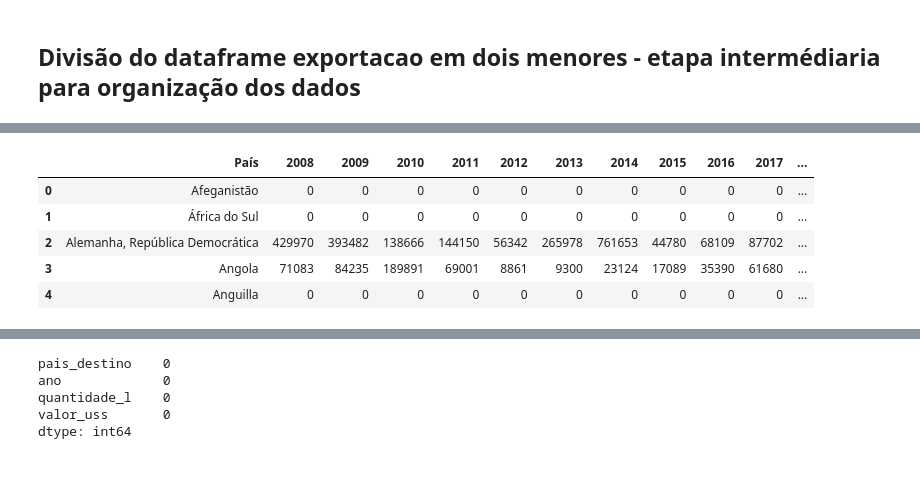
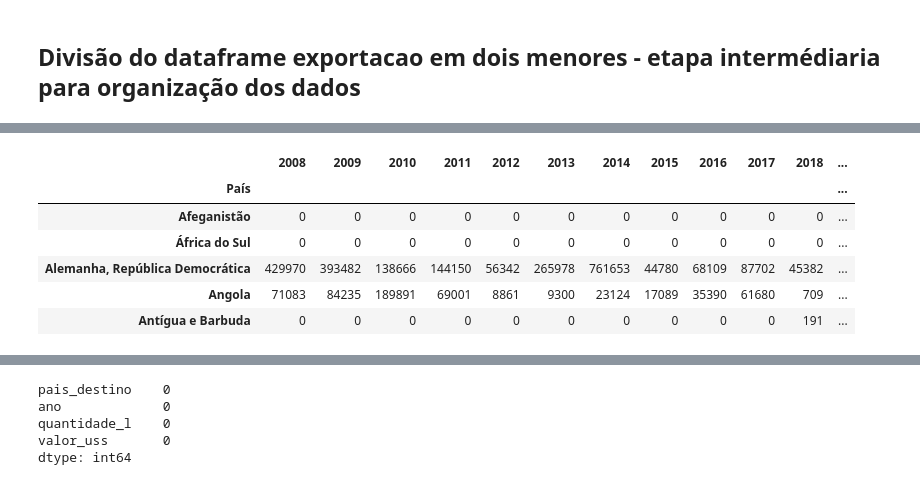
Before and after one commit to arianesannt/notebooks, a Jupyter notebook: atividadeFIAP.ipynb, the cells around one changed output, grey strips where cells are left out. Saved outputs shown, nothing was run; the diff lists cells and outputs as text; code cells hidden in the pictures.

```diff
--- a/atividadeFIAP.ipynb
+++ b/atividadeFIAP.ipynb
@@ -91,3 +82,11 @@ exportacao.head()
 | 3 | Angola | 25721 | 71083 | 54786 | 84235 | 33557 | 189891 | 13889 | 69001 | 2833 | ... | ... |
 | 4 | Anguilla | 0 | 0 | 0 | 0 | 0 | 0 | 0 | 0 | 0 | ... | ... |
 5 rows × 31 columns
+# %%
+exportacao = exportacao.set_index('País')
+# %%
+paises_comex_zero = exportacao.T.sum()
+paises_comex_zero = paises_comex_zero.loc[paises_comex_zero == 0]
+paises_comex_zero = paises_comex_zero.index
+exportacaoT = exportacao.T.drop(paises_comex_zero, axis=1)
+exportacao = exportacaoT.T
@@ -122,5 +167,6 @@ quantidade_kg.head()
 # criando dataframe só com dados de valores em U$$
 
 valor_uss = exportacao[valoruss]
+valor_uss2 = exportacao[valoruss]
 valor_uss.head()
 # %% [output]
@@ -134,9 +181,6 @@ valor_uss.head()
 # retirando o '.1' do valor da coluna para que futuramente eu consiga juntar as tabelas
 # passo 1: organizar os nomes das colunas em uma lista retirando as 2 últimas strings
 
-colunas = valor_uss.columns[1:].str[:-2]
-
-# inserindo na lista de coluna o item 'País' que foi retirado acima
-colunas = colunas.insert(0, 'País')
+colunas = valor_uss.columns.str[:-2]
 colunas
 # %% [output]
@@ -146,12 +190,14 @@ Index(['País', '2008', '2009', '2010', '2011', '2012', '2013', '2014', '2015',
 # %%
 # passo 2: atualizar o nome das colunas do dataframe com a lista de nomes atualizadas ('colunas')
 
+valor_uss2.columns = colunas
 valor_uss.columns = colunas
 valor_uss.head()
 # %% [output]
-|  | País | 2008 | 2009 | 2010 | 2011 | 2012 | 2013 | 2014 | 2015 | 2016 | 2017 | ... |
-| 0 | Afeganistão | 0 | 0 | 0 | 0 | 0 | 0 | 0 | 0 | 0 | 0 | ... |
-| 1 | África do Sul | 0 | 0 | 0 | 0 | 0 | 0 | 0 | 0 | 0 | 0 | ... |
-| 2 | Alemanha, República Democrática | 429970 | 393482 | 138666 | 144150 | 56342 | 265978 | 761653 | 44780 | 68109 | 87702 | ... |
-| 3 | Angola | 71083 | 84235 | 189891 | 69001 | 8861 | 9300 | 23124 | 17089 | 35390 | 61680 | ... |
-| 4 | Anguilla | 0 | 0 | 0 | 0 | 0 | 0 | 0 | 0 | 0 | 0 | ... |
+|  | 2008 | 2009 | 2010 | 2011 | 2012 | 2013 | 2014 | 2015 | 2016 | 2017 | 2018 | ... |
+| País |  |  |  |  |  |  |  |  |  |  |  | ... |
+| Afeganistão | 0 | 0 | 0 | 0 | 0 | 0 | 0 | 0 | 0 | 0 | 0 | ... |
+| África do Sul | 0 | 0 | 0 | 0 | 0 | 0 | 0 | 0 | 0 | 0 | 0 | ... |
+| Alemanha, República Democrática | 429970 | 393482 | 138666 | 144150 | 56342 | 265978 | 761653 | 44780 | 68109 | 87702 | 45382 | ... |
+| Angola | 71083 | 84235 | 189891 | 69001 | 8861 | 9300 | 23124 | 17089 | 35390 | 61680 | 709 | ... |
+| Antígua e Barbuda | 0 | 0 | 0 | 0 | 0 | 0 | 0 | 0 | 0 | 0 | 191 | ... |
```
Also changed, not shown: parts of 18 cells of this notebook.
